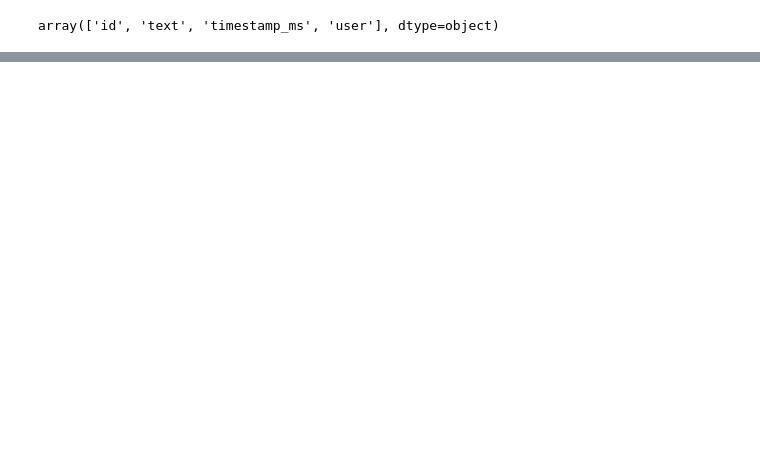
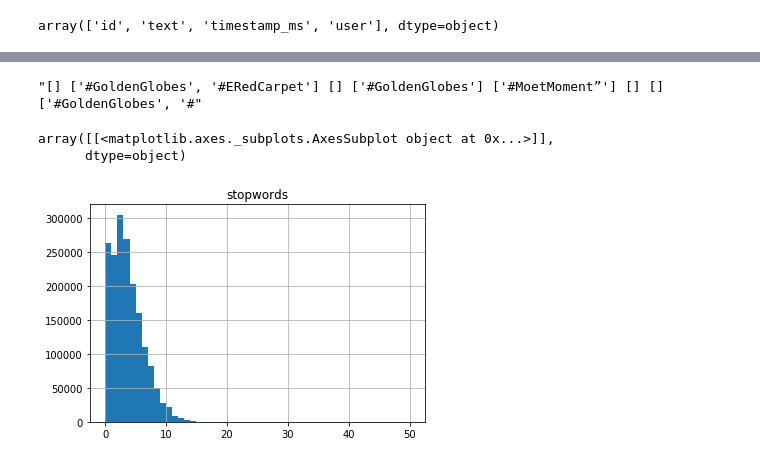
Before and after one commit to KeithPallo/nw_nlp_project_1, a Jupyter notebook: 2015_twitter_analysis.ipynb, the cells around one changed output, grey strips where cells are left out. Cells and saved outputs as stored; diff of their text form; code cells hidden in the pictures; blank space fills up the shorter version.

```diff
--- a/2015_twitter_analysis.ipynb
+++ b/2015_twitter_analysis.ipynb
@@ -37,0 +82,5 @@ Name: id, Length: 1754153, dtype: int64
+# %%
+#from nltk.corpus import stopwords
+#stop = stopwords.words('english')
+
+df_2015['hash'] = df_2015['text'].apply(lambda x: ' '.join([x for x in x.split() if x[0] in "#"]))
@@ -37,0 +107,10 @@ Name: id, Length: 1754153, dtype: int64
+# %%
+single_string[0:100]
+# %% [output]
+"[] ['#GoldenGlobes', '#ERedCarpet'] [] ['#GoldenGlobes'] ['#MoetMoment”'] [] [] ['#GoldenGlobes', '#"
+# %%
+df_2015.hist(column="stopwords",bins=50,range=(0,50))
+# %% [output]
+array([[<matplotlib.axes._subplots.AxesSubplot object at 0x...>]],
+      dtype=object)
+[figure, added]
```
Also changed, not shown: parts of 27 cells of this notebook.
